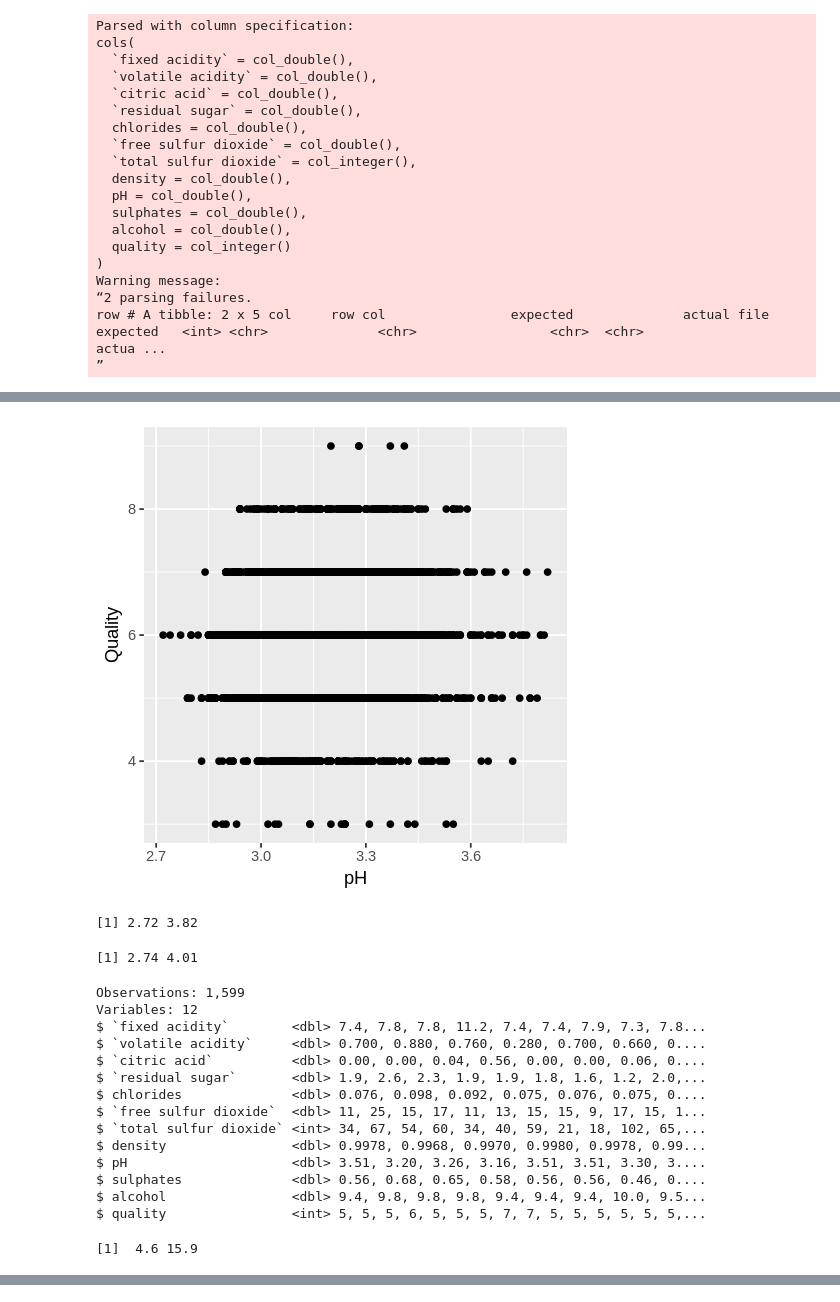
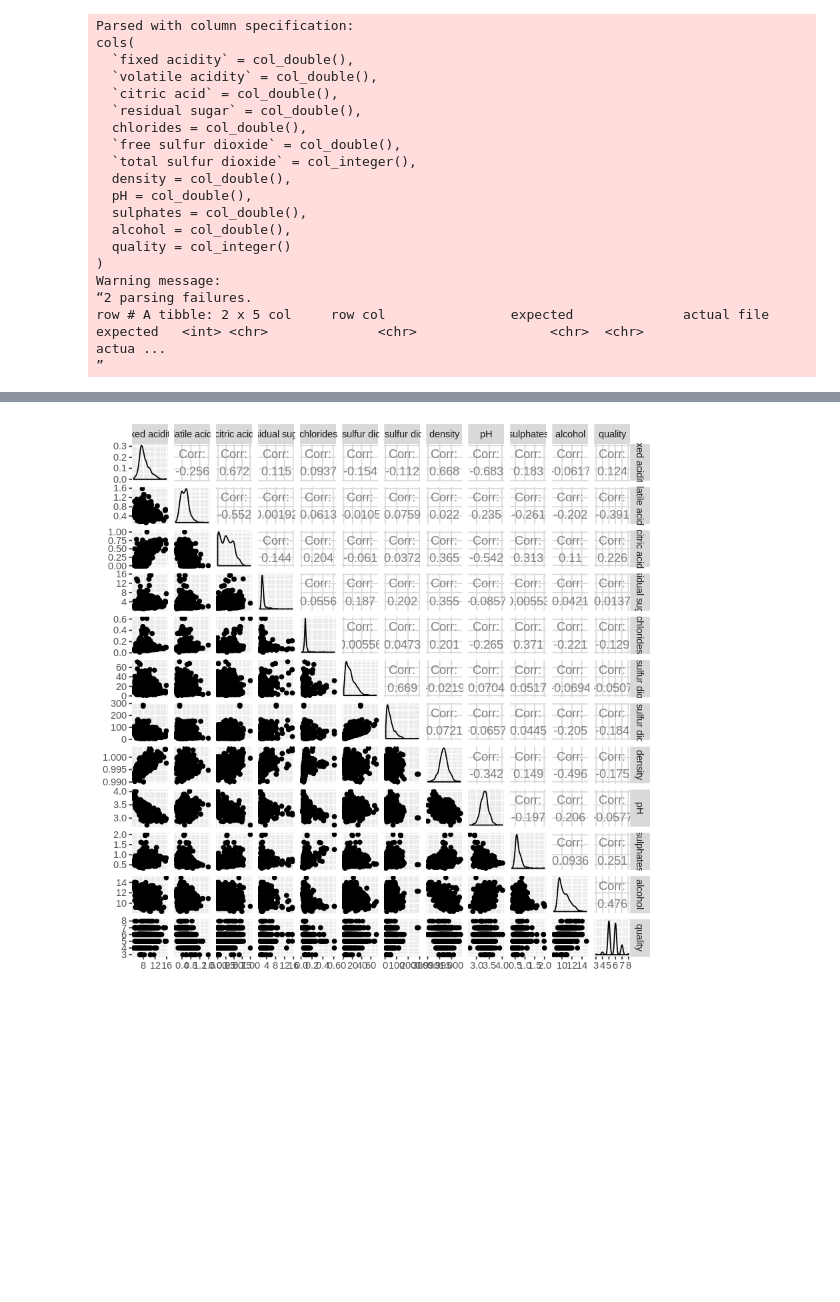
Before and after one commit to cryslee9/Predicting-Fine-Wine, a Jupyter notebook: fine_wine_analysis.ipynb, the cells around one changed output, grey strips where cells are left out. Cells and saved outputs as stored; diff of their text form; code cells hidden in the pictures; blank space fills up the shorter version.

```diff
--- a/fine_wine_analysis.ipynb
+++ b/fine_wine_analysis.ipynb
@@ -123,40 +74,4 @@ white_wine_plot_sugar
-# %%
-white_wine_plot_pH  <- white_wine  %>% ggplot(aes(x = pH, y = quality))+
-                    geom_point()+
-                    xlab("pH")+
-                    ylab("Quality")
-white_wine_plot_pH
-# %% [output]
-[figure, removed]
-# %%
-ph_range  <- white_wine  %>% select(pH)  %>%  range()
-ph_range
-# %% [output]
-[1] 2.72 3.82
-# %%
-ph_range_red <- red_wine  %>% select(pH)  %>% range()
-ph_range_red
-# %% [output]
-[1] 2.74 4.01
-# %%
-glimpse(red_wine)
-# %% [output]
-Observations: 1,599
-Variables: 12
-$ `fixed acidity`        <dbl> 7.4, 7.8, 7.8, 11.2, 7.4, 7.4, 7.9, 7.3, 7.8...
-$ `volatile acidity`     <dbl> 0.700, 0.880, 0.760, 0.280, 0.700, 0.660, 0....
-$ `citric acid`          <dbl> 0.00, 0.00, 0.04, 0.56, 0.00, 0.00, 0.06, 0....
-$ `residual sugar`       <dbl> 1.9, 2.6, 2.3, 1.9, 1.9, 1.8, 1.6, 1.2, 2.0,...
-$ chlorides              <dbl> 0.076, 0.098, 0.092, 0.075, 0.076, 0.075, 0....
-$ `free sulfur dioxide`  <dbl> 11, 25, 15, 17, 11, 13, 15, 15, 9, 17, 15, 1...
-$ `total sulfur dioxide` <int> 34, 67, 54, 60, 34, 40, 59, 21, 18, 102, 65,...
-$ density                <dbl> 0.9978, 0.9968, 0.9970, 0.9980, 0.9978, 0.99...
-$ pH                     <dbl> 3.51, 3.20, 3.26, 3.16, 3.51, 3.51, 3.30, 3....
-$ sulphates              <dbl> 0.56, 0.68, 0.65, 0.58, 0.56, 0.56, 0.46, 0....
-$ alcohol                <dbl> 9.4, 9.8, 9.8, 9.8, 9.4, 9.4, 9.4, 10.0, 9.5...
-$ quality                <int> 5, 5, 5, 6, 5, 5, 5, 7, 7, 5, 5, 5, 5, 5, 5,...
-# %%
-acidity_red  <- red_wine  %>% select(`fixed acidity`)  %>% range()
-acidity_red
-# %% [output]
-[1]  4.6 15.9
+# %%
+red_wine_pairs  <- red_wine  %>% ggpairs()
+red_wine_pairs
+# %% [output]
@@ -162,0 +95 @@ acidity_red
+[figure, added]
```
Also changed, not shown: parts of 47 cells of this notebook.
